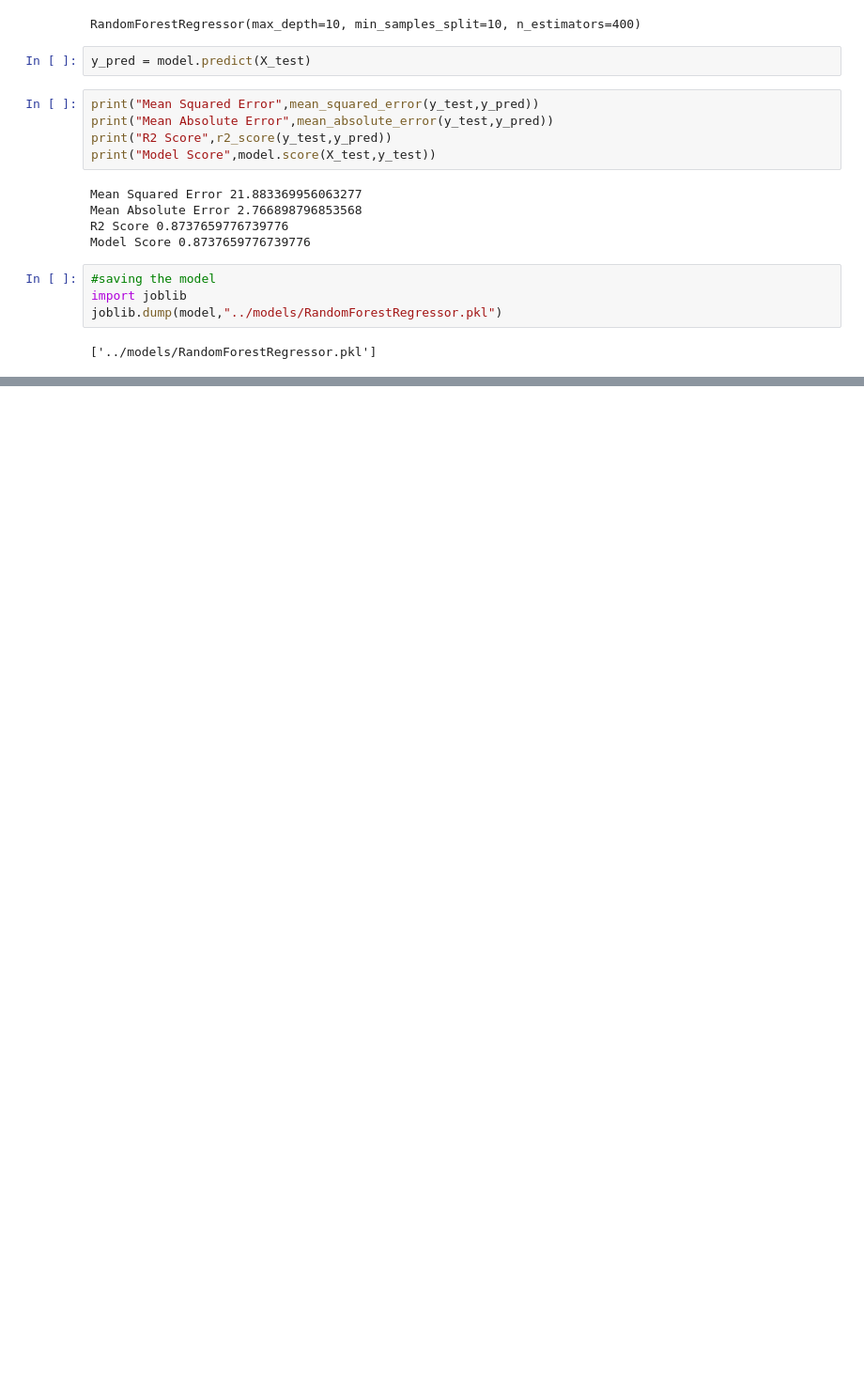
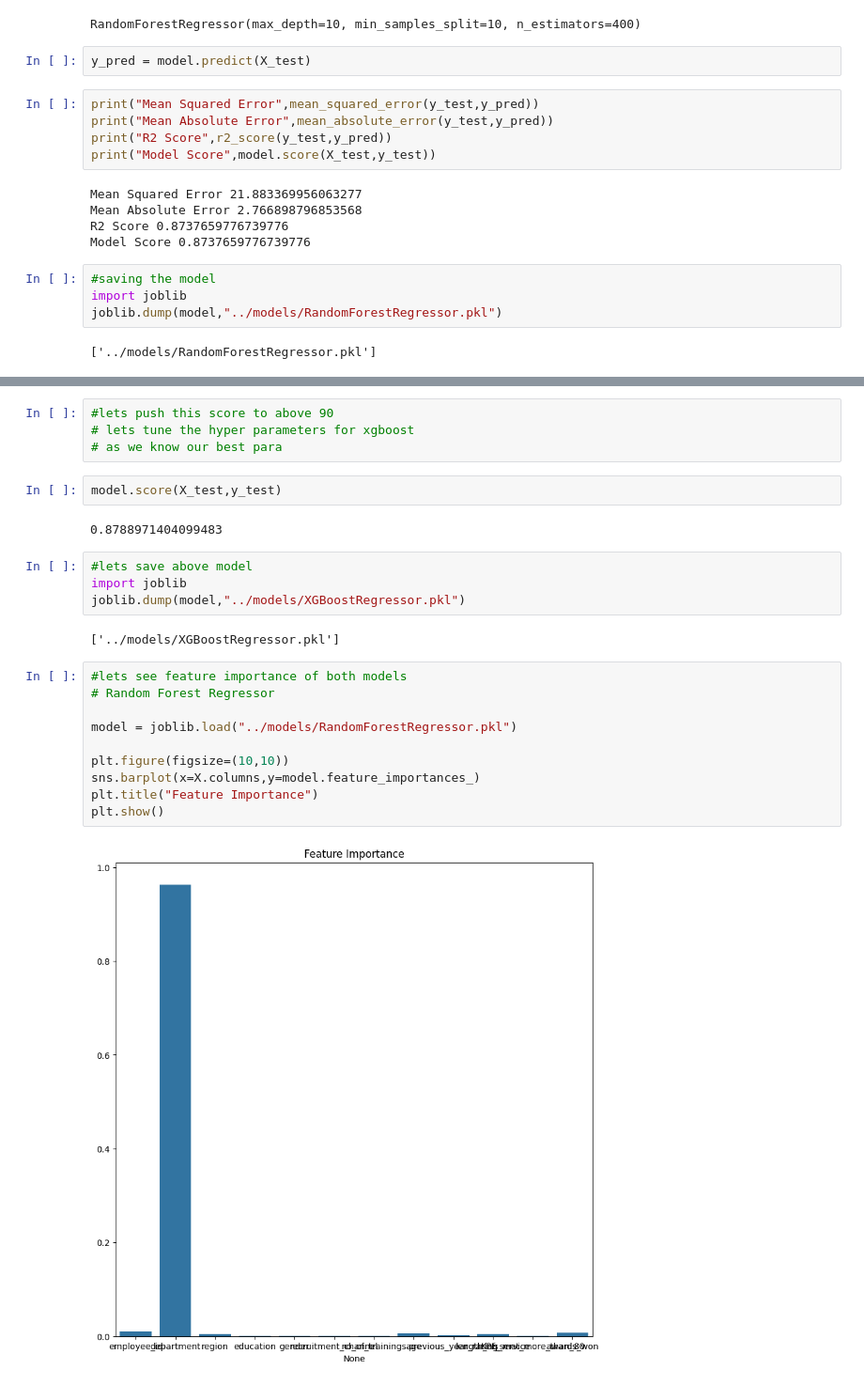
Before and after one commit to hsd2514/isa-task, a Jupyter notebook: notebooks/main.ipynb, the cells around one changed output, grey strips where cells are left out. Shown at 94% size. Cells and saved outputs as stored; diff of their text form; blank space fills up the shorter version.

Commit message:
EnsembleModel

```diff
--- a/notebooks/main.ipynb
+++ b/notebooks/main.ipynb
@@ -624,0 +647,26 @@ joblib.dump(model,"../models/RandomForestRegressor.pkl")
+# %%
+#lets push this score to above 90
+# lets tune the hyper parameters for xgboost
+# as we know our best para
+# %%
+model.score(X_test,y_test)
+# %% [output]
+0.8788971404099483
+# %%
+#lets save above model
+import joblib
+joblib.dump(model,"../models/XGBoostRegressor.pkl")
+# %% [output]
+['../models/XGBoostRegressor.pkl']
+# %%
+#lets see feature importance of both models
+# Random Forest Regressor
+
+model = joblib.load("../models/RandomForestRegressor.pkl")
+
+plt.figure(figsize=(10,10))
+sns.barplot(x=X.columns,y=model.feature_importances_)
+plt.title("Feature Importance")
+plt.show()
+# %% [output]
+[figure, added]
```
Also changed, not shown: parts of 53 cells of this notebook, 4 other files.
